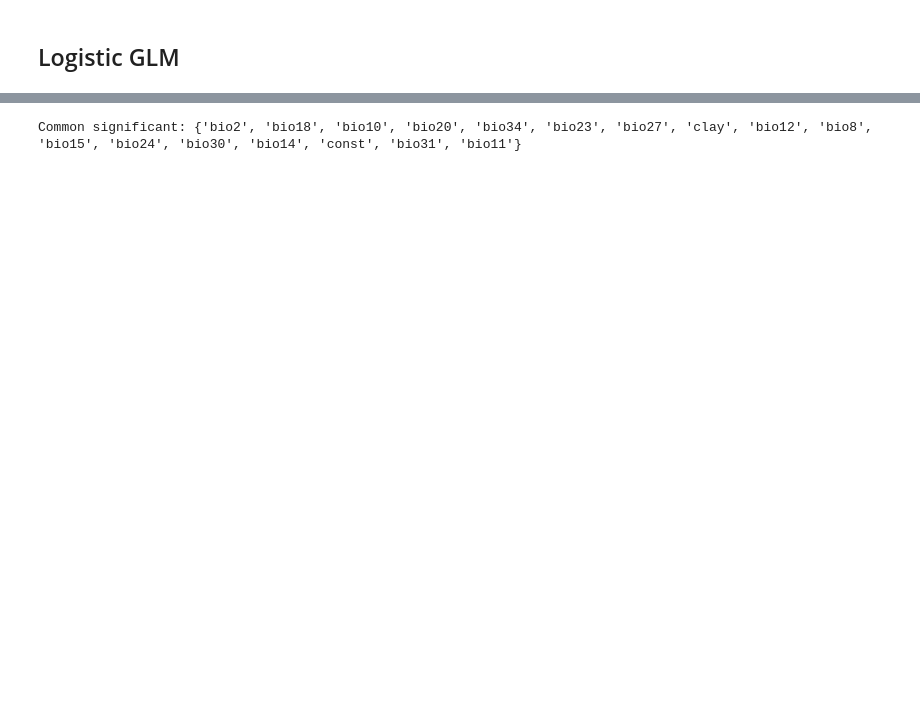
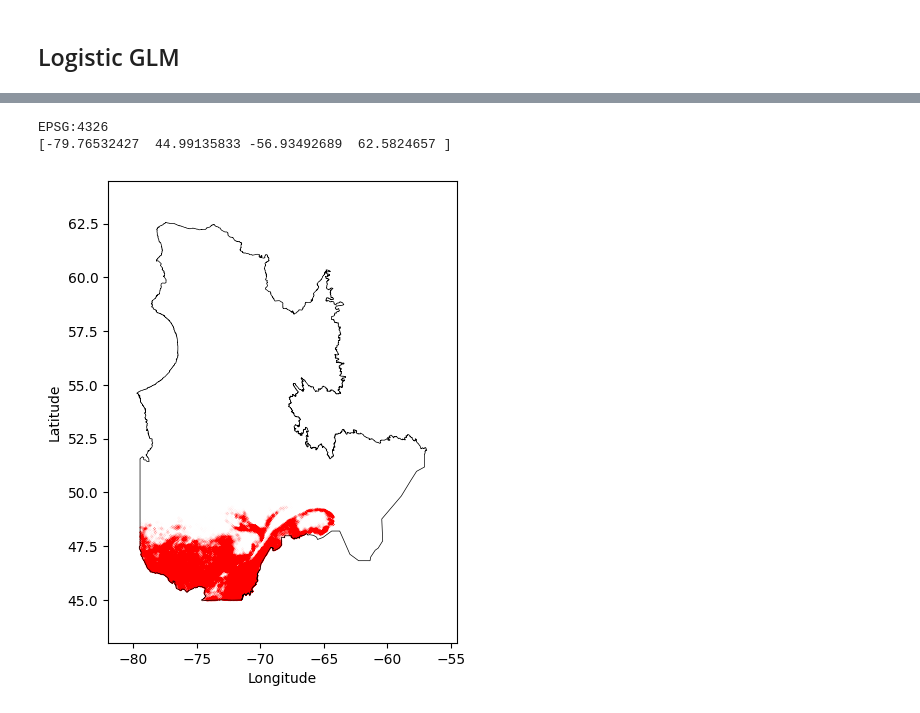
Before and after one commit to jorgelizarazo94/STATS9697, a Jupyter notebook: Analysis.ipynb, the cells around one changed output, grey strips where cells are left out. Cells and saved outputs as stored; diff of their text form; code cells hidden in the pictures; blank space fills up the shorter version.

```diff
--- a/Analysis.ipynb
+++ b/Analysis.ipynb
@@ -28,7 +33,7 @@ Name: count, dtype: int64
 #data_model.loc[mask_bad, variables].head()
 # %%
 variables = [
-'ph','clay','sand','bio1','bio2','bio3','bio8','bio9','bio10',
+'clay','sand','bio1','bio2','bio3','bio8','bio9','bio10',
 'bio11','bio12','bio14','bio15','bio18','bio20','bio23','bio24',
 'bio27','bio30','bio31','bio34'
 ]
@@ -42,0 +50,6 @@ X = sm.add_constant(X)
+# %%
+raster_dir = Path("recortados_alineados")
+rasters = {}
+
+for v in variables:
+    rasters[v] = rasterio.open(raster_dir / f"{v}.tif")
@@ -233,7 +264,0 @@ coef_compare.plot.scatter(x="logistic", y="poisson")
-# %%
-sig_log = set(pvals[pvals["logistic_p"] < 0.05].index)
-sig_pois = set(pvals[pvals["poisson_p"] < 0.05].index)
-
-print("Common significant:", sig_log.intersection(sig_pois))
-# %% [output]
-Common significant: {'bio2', 'bio18', 'bio10', 'bio20', 'bio34', 'bio23', 'bio27', 'clay', 'bio12', 'bio8', 'bio15', 'bio24', 'bio30', 'bio14', 'const', 'bio31', 'bio11'}
@@ -239,0 +286,10 @@ Common significant: {'bio2', 'bio18', 'bio10', 'bio20', 'bio34', 'bio23', 'bio27
+# %%
+
+quebec = gpd.read_file("Politic_divition/Total_quebec.shp")
+quebec.crs = "EPSG:4326"
+# %%
+print(quebec.crs)
+print(quebec.total_bounds)
+# %% [output]
+EPSG:4326
+[-79.76532427  44.99135833 -56.93492689  62.5824657 ]
@@ -239,0 +308,7 @@ Common significant: {'bio2', 'bio18', 'bio10', 'bio20', 'bio34', 'bio23', 'bio27
+# %%
+extent = [
+    template.bounds.left,
+    template.bounds.right,
+    template.bounds.bottom,
+    template.bounds.top
+]
@@ -239,0 +318,31 @@ Common significant: {'bio2', 'bio18', 'bio10', 'bio20', 'bio34', 'bio23', 'bio27
+# %%
+fig, ax = plt.subplots(figsize=(7,6))
+
+# shapefile de Quebec
+quebec.plot(
+    ax=ax,
+    facecolor="white",
+    edgecolor="black",
+    linewidth=0.5
+)
+
+# puntos de presencia
+ax.scatter(
+    presence_points["longitude"],
+    presence_points["latitude"],
+    s=0.01,
+    c="red",
+    alpha=0.04
+)
+
+# MISMA EXTENSION QUE EL RASTER
+ax.set_xlim(extent[0], extent[1])
+ax.set_ylim(extent[2], extent[3])
+
+ax.set_title("")
+ax.set_xlabel("Longitude")
+ax.set_ylabel("Latitude")
+
+plt.show()
+# %% [output]
+[figure, added]
```
Also changed, not shown: parts of 48 cells of this notebook.
